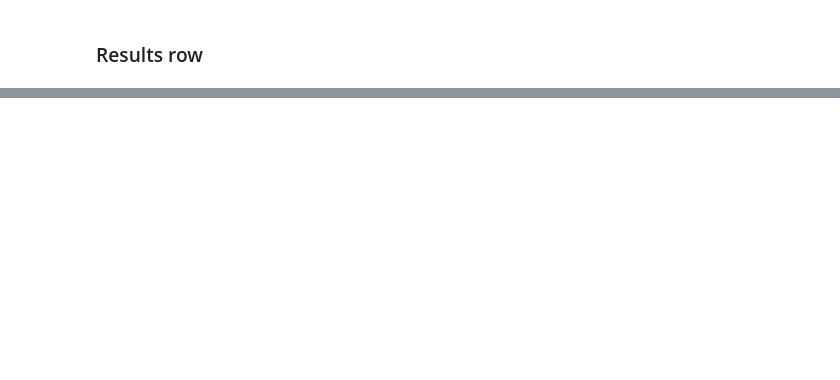
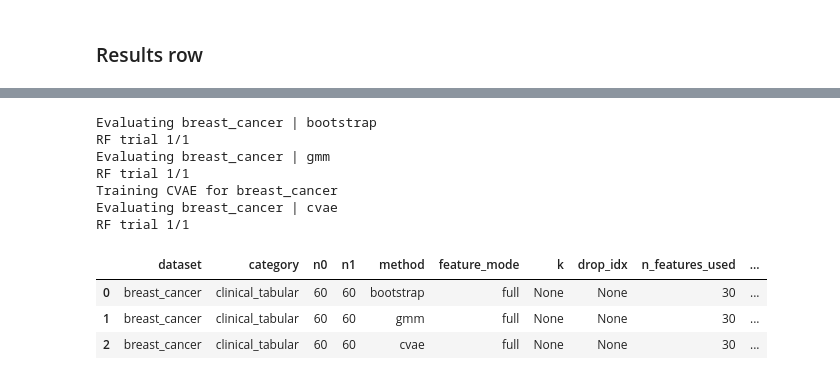
Before and after one commit to TonyTran03/synthetic-data, a Jupyter notebook: notebooks/run_pipeline.ipynb, the cells around one changed output, grey strips where cells are left out. Saved outputs shown, nothing was run; the diff lists cells and outputs as text; code cells hidden in the pictures; blank space fills up the shorter version.

```diff
--- a/notebooks/run_pipeline.ipynb
+++ b/notebooks/run_pipeline.ipynb
@@ -99,3 +123,8 @@ X_syn_g, y_syn_g = sample_gmm(X_small, y_small, n0=23, n1=68, seed=42, n_compone
+# %%
+def rank_features_by_rf_importance(X, y, seed=42, n_estimators=15):
+    rf = RandomForestClassifier(n_estimators=n_estimators, random_state=seed)
+    rf.fit(X, y)
+    return np.argsort(rf.feature_importances_)[::-1]
 # %% [markdown]
 # The actual tests with numbers or something
 # %%
@@ -225,0 +232,17 @@ display(n0_widget, n1_widget, button, output)
+# %%
+rows = []
+run_experiment(n0=60, n1= 60,  feature_mode = "full", rows = rows)
+df = pd.DataFrame(rows)
+display(df)
+# %% [output]
+Evaluating breast_cancer | bootstrap
+RF trial 1/1
+Evaluating breast_cancer | gmm
+RF trial 1/1
+Training CVAE for breast_cancer
+Evaluating breast_cancer | cvae
+RF trial 1/1
+|  | dataset | category | n0 | n1 | method | feature_mode | k | drop_idx | n_features_used | ... |
+| 0 | breast_cancer | clinical_tabular | 60 | 60 | bootstrap | full | None | None | 30 | ... |
+| 1 | breast_cancer | clinical_tabular | 60 | 60 | gmm | full | None | None | 30 | ... |
+| 2 | breast_cancer | clinical_tabular | 60 | 60 | cvae | full | None | None | 30 | ... |
```
Also changed, not shown: parts of 13 cells of this notebook, 1 other file.
